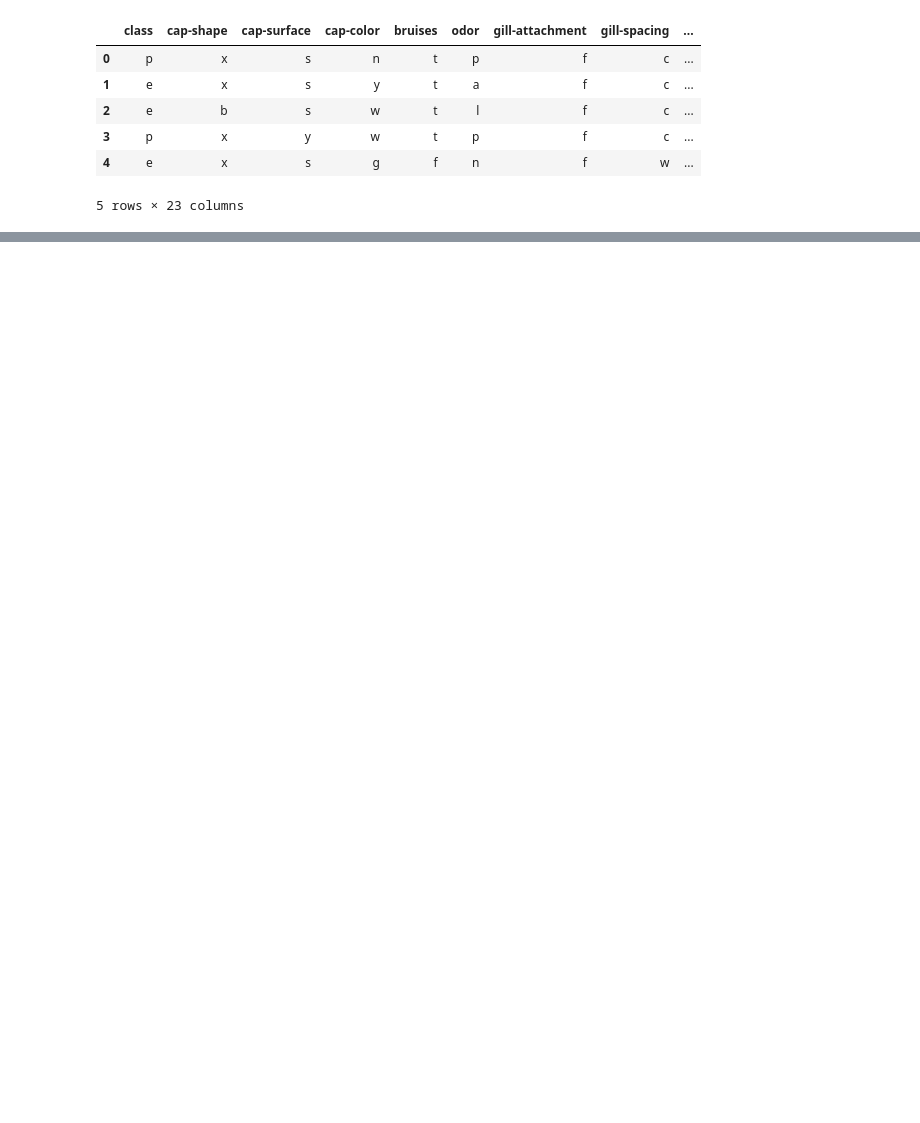
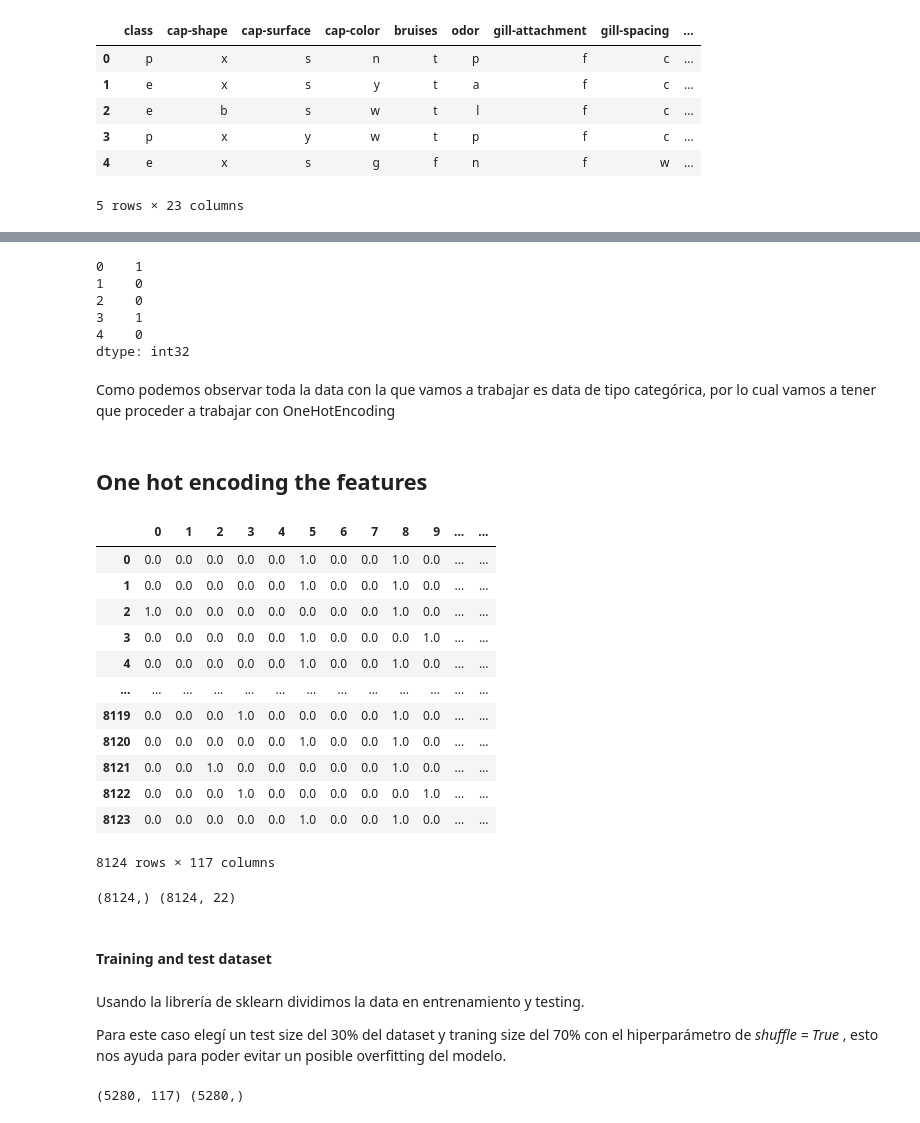
Before and after one commit to BorisRendon/Mushrooms-predictor, a Jupyter notebook: Mushroom_predictor.ipynb, the cells around one changed output, grey strips where cells are left out. Drawn from its saved outputs; the diff is of its cells as text; code cells hidden in the pictures; blank space fills up the shorter version.

```diff
--- a/Mushroom_predictor.ipynb
+++ b/Mushroom_predictor.ipynb
@@ -14,0 +210,41 @@ df.head()
+# %%
+y.head(5)
+# %% [output]
+0    1
+1    0
+2    0
+3    1
+4    0
+dtype: int32
+# %% [markdown]
+Como podemos observar toda la data con la que vamos a trabajar es data de tipo categórica, por lo cual vamos a tener que proceder a trabajar con OneHotEncoding
+# %% [markdown]
+## One hot encoding the features
+# %%
+encoder = OneHotEncoder()
+
+encoded_mushrooms = mushrooms.drop('class',axis=1)
+
+encoded_mushrooms1=DataFrame(encoder.fit_transform(encoded_mushrooms).toarray())
+# %%
+encoded_mushrooms1
+# %% [output]
+|  | 0 | 1 | 2 | 3 | 4 | 5 | 6 | 7 | 8 | 9 | ... | ... |
+| 0 | 0.0 | 0.0 | 0.0 | 0.0 | 0.0 | 1.0 | 0.0 | 0.0 | 1.0 | 0.0 | ... | ... |
+| 1 | 0.0 | 0.0 | 0.0 | 0.0 | 0.0 | 1.0 | 0.0 | 0.0 | 1.0 | 0.0 | ... | ... |
+| 2 | 1.0 | 0.0 | 0.0 | 0.0 | 0.0 | 0.0 | 0.0 | 0.0 | 1.0 | 0.0 | ... | ... |
+| 3 | 0.0 | 0.0 | 0.0 | 0.0 | 0.0 | 1.0 | 0.0 | 0.0 | 0.0 | 1.0 | ... | ... |
+| 4 | 0.0 | 0.0 | 0.0 | 0.0 | 0.0 | 1.0 | 0.0 | 0.0 | 1.0 | 0.0 | ... | ... |
+| ... | ... | ... | ... | ... | ... | ... | ... | ... | ... | ... | ... | ... |
+| 8119 | 0.0 | 0.0 | 0.0 | 1.0 | 0.0 | 0.0 | 0.0 | 0.0 | 1.0 | 0.0 | ... | ... |
+| 8120 | 0.0 | 0.0 | 0.0 | 0.0 | 0.0 | 1.0 | 0.0 | 0.0 | 1.0 | 0.0 | ... | ... |
+| 8121 | 0.0 | 0.0 | 1.0 | 0.0 | 0.0 | 0.0 | 0.0 | 0.0 | 1.0 | 0.0 | ... | ... |
+| 8122 | 0.0 | 0.0 | 0.0 | 1.0 | 0.0 | 0.0 | 0.0 | 0.0 | 0.0 | 1.0 | ... | ... |
+| 8123 | 0.0 | 0.0 | 0.0 | 0.0 | 0.0 | 1.0 | 0.0 | 0.0 | 1.0 | 0.0 | ... | ... |
+8124 rows × 117 columns
+# %%
+print(y.shape,encoded_mushrooms.shape)
+# %% [output]
+(8124,) (8124, 22)
+# %% [markdown]
+#### Training and test dataset
@@ -14,0 +255,8 @@ df.head()
+# %% [markdown]
+Usando la librería de sklearn dividimos la data en entrenamiento y testing.
+
+Para este caso elegí un test size del 30% del dataset y traning size del 70% con el hiperparámetro de *shuffle = True* , esto nos ayuda para poder evitar un posible overfitting del modelo.
+# %%
+print(X_train.shape,y_train.shape)
+# %% [output]
+(5280, 117) (5280,)
```
Also changed, not shown: parts of 54 cells of this notebook, 6 other files.
